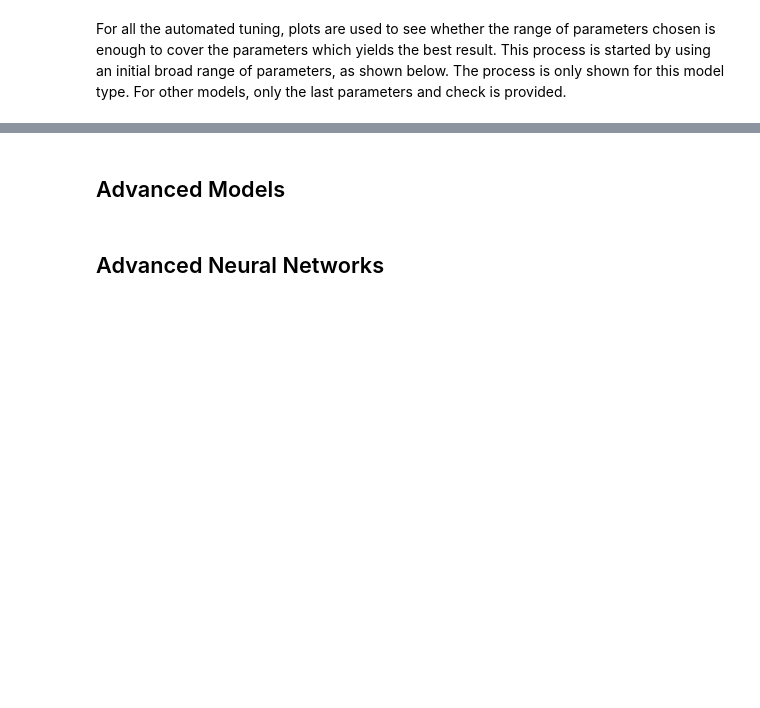
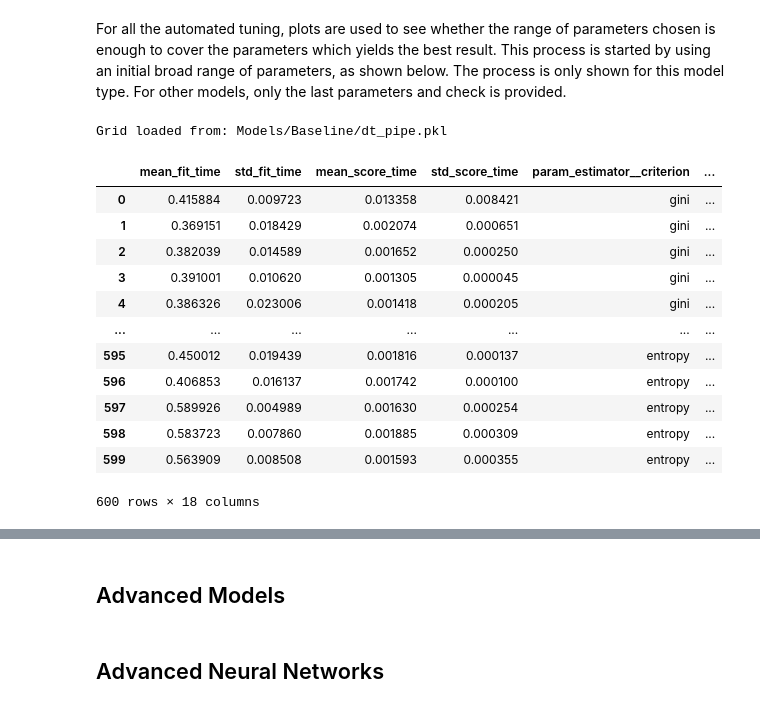
Before and after one commit to Wilbnil/Prakmas-2026, a Jupyter notebook: Oblig 2/Ensemble Models & Artificial Neural Networks.ipynb, the cells around one changed output, grey strips where cells are left out. Saved outputs shown, nothing was run; the diff lists cells and outputs as text; code cells hidden in the pictures; blank space fills up the shorter version.

```diff
--- a/Oblig 2/Ensemble Models & Artificial Neural Networks.ipynb
+++ b/Oblig 2/Ensemble Models & Artificial Neural Networks.ipynb
@@ -283,7 +432,21 @@ dt_params_init = {
 }
 # %%
 
-
 # fit initial model to investigate parameters.
-dt_grid_init = GridSearchCV(dt_pipe, dt_params_init)
-dt_grid_init.fit(features_train, targets_train)
+dt_grid_init, dt_cv_results_init = getModelGrid(dt_pipe, dt_params_init, path="Models/Baseline/dt_pipe.pkl", new_flag=dt_new_flag, n_jobs=8)
+dt_cv_results_init
+# %% [output]
+Grid loaded from: Models/Baseline/dt_pipe.pkl
+|  | mean_fit_time | std_fit_time | mean_score_time | std_score_time | param_estimator__criterion | ... |
+| 0 | 0.415884 | 0.009723 | 0.013358 | 0.008421 | gini | ... |
+| 1 | 0.369151 | 0.018429 | 0.002074 | 0.000651 | gini | ... |
+| 2 | 0.382039 | 0.014589 | 0.001652 | 0.000250 | gini | ... |
+| 3 | 0.391001 | 0.010620 | 0.001305 | 0.000045 | gini | ... |
+| 4 | 0.386326 | 0.023006 | 0.001418 | 0.000205 | gini | ... |
+| ... | ... | ... | ... | ... | ... | ... |
+| 595 | 0.450012 | 0.019439 | 0.001816 | 0.000137 | entropy | ... |
+| 596 | 0.406853 | 0.016137 | 0.001742 | 0.000100 | entropy | ... |
+| 597 | 0.589926 | 0.004989 | 0.001630 | 0.000254 | entropy | ... |
+| 598 | 0.583723 | 0.007860 | 0.001885 | 0.000309 | entropy | ... |
+| 599 | 0.563909 | 0.008508 | 0.001593 | 0.000355 | entropy | ... |
+600 rows × 18 columns
```
Also changed, not shown: parts of 24 cells of this notebook, 2 other files.
